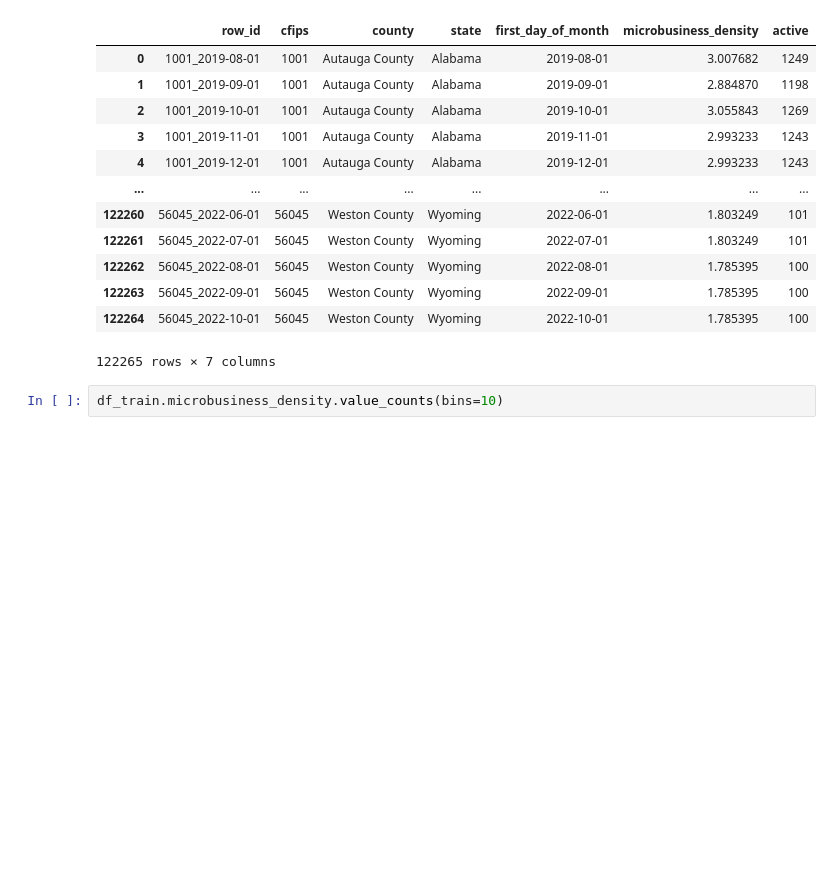
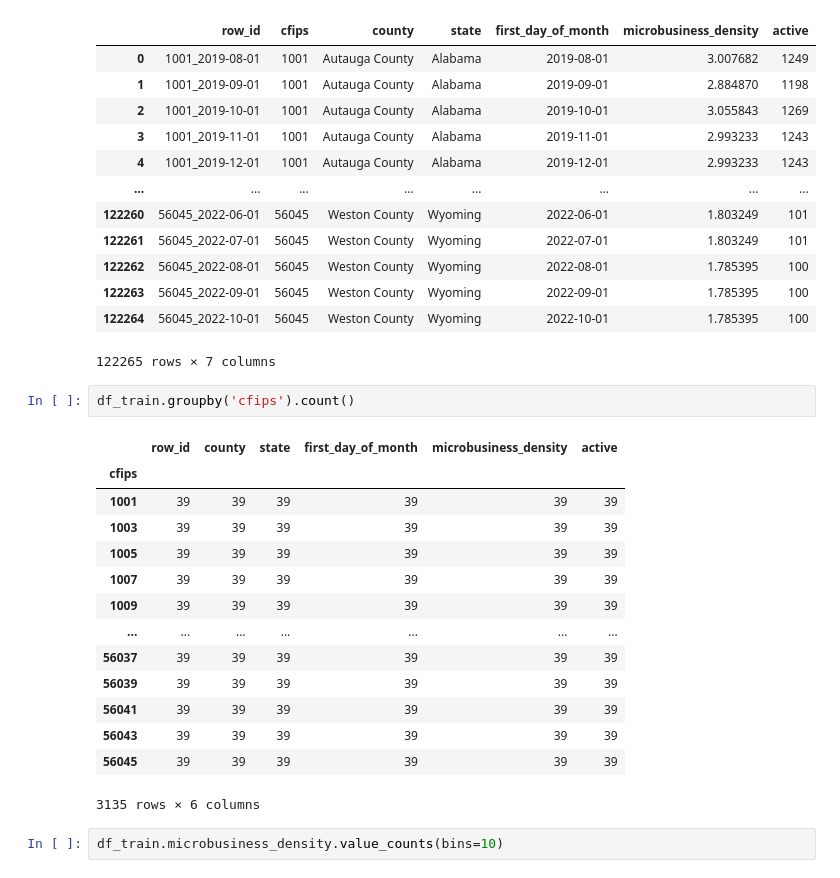
Before and after one commit to chandanabrdwj/100DaysOfML, a Jupyter notebook: microbusiness-density-forecasting.ipynb, the cells around one changed output. Drawn from its saved outputs; the diff is of its cells as text; blank space fills up the shorter version.

Commit message:
Kaggle Notebook | EDA Microbusiness Density Forecasting | Version 4

```diff
--- a/microbusiness-density-forecasting.ipynb
+++ b/microbusiness-density-forecasting.ipynb
@@ -233,6 +237,23 @@ df_train.sort_values(['cfips','first_day_of_month'])
 | 122263 | 56045_2022-09-01 | 56045 | Weston County | Wyoming | 2022-09-01 | 1.785395 | 100 |
 | 122264 | 56045_2022-10-01 | 56045 | Weston County | Wyoming | 2022-10-01 | 1.785395 | 100 |
 122265 rows × 7 columns
+# %%
+df_train.groupby('cfips').count()
+# %% [output]
+|  | row_id | county | state | first_day_of_month | microbusiness_density | active |
+| cfips |  |  |  |  |  |  |
+| 1001 | 39 | 39 | 39 | 39 | 39 | 39 |
+| 1003 | 39 | 39 | 39 | 39 | 39 | 39 |
+| 1005 | 39 | 39 | 39 | 39 | 39 | 39 |
+| 1007 | 39 | 39 | 39 | 39 | 39 | 39 |
+| 1009 | 39 | 39 | 39 | 39 | 39 | 39 |
+| ... | ... | ... | ... | ... | ... | ... |
+| 56037 | 39 | 39 | 39 | 39 | 39 | 39 |
+| 56039 | 39 | 39 | 39 | 39 | 39 | 39 |
+| 56041 | 39 | 39 | 39 | 39 | 39 | 39 |
+| 56043 | 39 | 39 | 39 | 39 | 39 | 39 |
+| 56045 | 39 | 39 | 39 | 39 | 39 | 39 |
+3135 rows × 6 columns
 # %%
 df_train.microbusiness_density.value_counts(bins=10)
 # %% [output]
```
Also changed, not shown: parts of 6 cells of this notebook.
